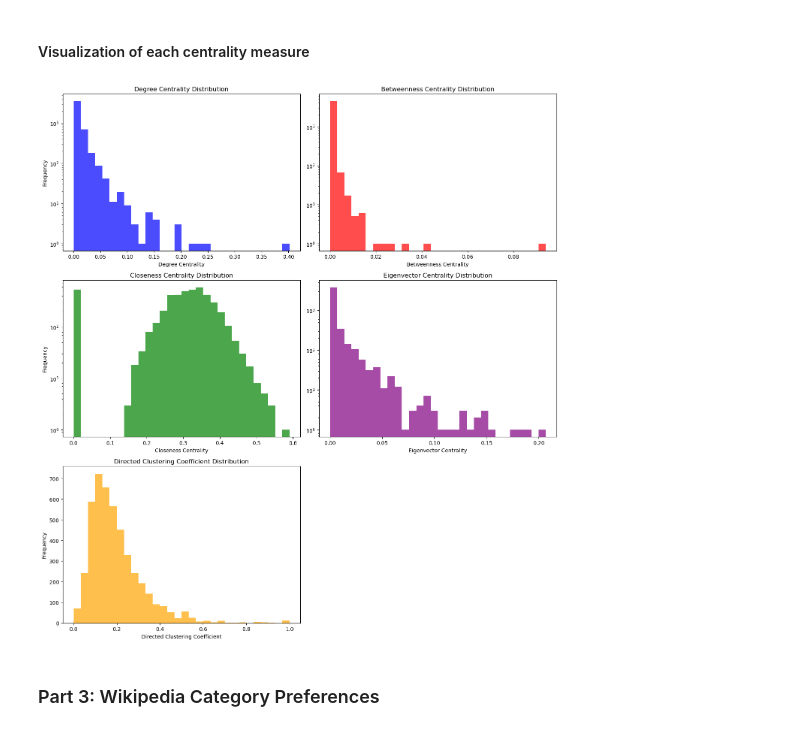
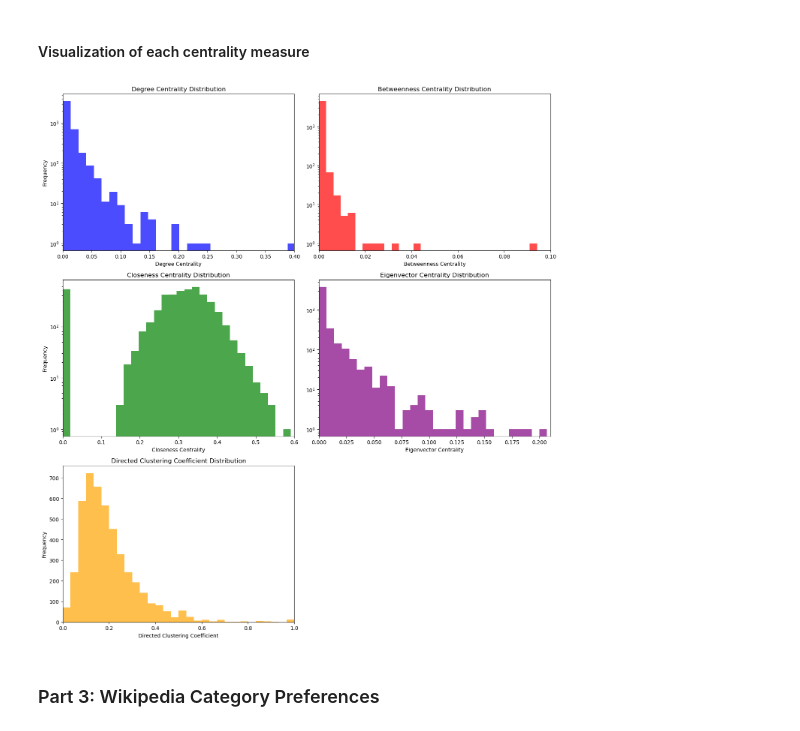
Before and after one commit to epfl-ada/ada-2023-project-epfldatadynamos, a Jupyter notebook: milestone3.ipynb, the cells around one changed output. Drawn from its saved outputs; the diff is of its cells as text; code cells hidden in the pictures.

```diff
--- a/milestone3.ipynb
+++ b/milestone3.ipynb
@@ -328,39 +329,44 @@ plt.subplot(3, 2, 1)
 plt.hist(centrality_df_links['Degree Centrality'], bins=30, color='blue', alpha=0.7,log=True)
 plt.title('Degree Centrality Distribution')
 plt.xlabel('Degree Centrality')
+plt.xlim([0, 0.4])
 plt.ylabel('Frequency')
 
 # Betweenness Centrality Distribution
 plt.subplot(3, 2, 2)
 plt.hist(centrality_df_links['Betweenness Centrality'], bins=30, color='red', alpha=0.7,log=True)
 plt.title('Betweenness Centrality Distribution')
 plt.xlabel('Betweenness Centrality')
+plt.xlim([0, 0.1])
 
 # Closeness Centrality Distribution
 plt.subplot(3, 2, 3)
 plt.hist(centrality_df_links['Closeness Centrality'], bins=30, color='green', alpha=0.7, log=True)
 plt.title('Closeness Centrality Distribution')
 plt.xlabel('Closeness Centrality')
 plt.ylabel('Frequency')
+plt.xlim([0, 0.6])
 
 # Eigenvector Centrality Distribution
 plt.subplot(3, 2, 4)
 plt.hist(centrality_df_links['Eigenvector Centrality'], bins=30, color='purple', alpha=0.7, log=True)
 plt.title('Eigenvector Centrality Distribution')
 plt.xlabel('Eigenvector Centrality')
+plt.xlim([0, 0.21])
 
 # Directed Clustering Coefficient Distribution
 plt.subplot(3, 2, 5)  # Adjust to a 3x2 subplot grid
 plt.hist(directed_clustering_values, bins=30, color='orange', alpha=0.7)
 plt.title('Directed Clustering Coefficient Distribution')
 plt.xlabel('Directed Clustering Coefficient')
+plt.xlim([0, 1])
 plt.ylabel('Frequency')
 
 # Adjust layout to prevent overlap
 plt.tight_layout()
 plt.show()
 # %% [output]
-[figure, old version]
+[figure, new version]
 # %% [markdown]
 ### Part 3: Wikipedia Category Preferences
 # %% [markdown]
```
Also changed, not shown: parts of 10 cells of this notebook.
